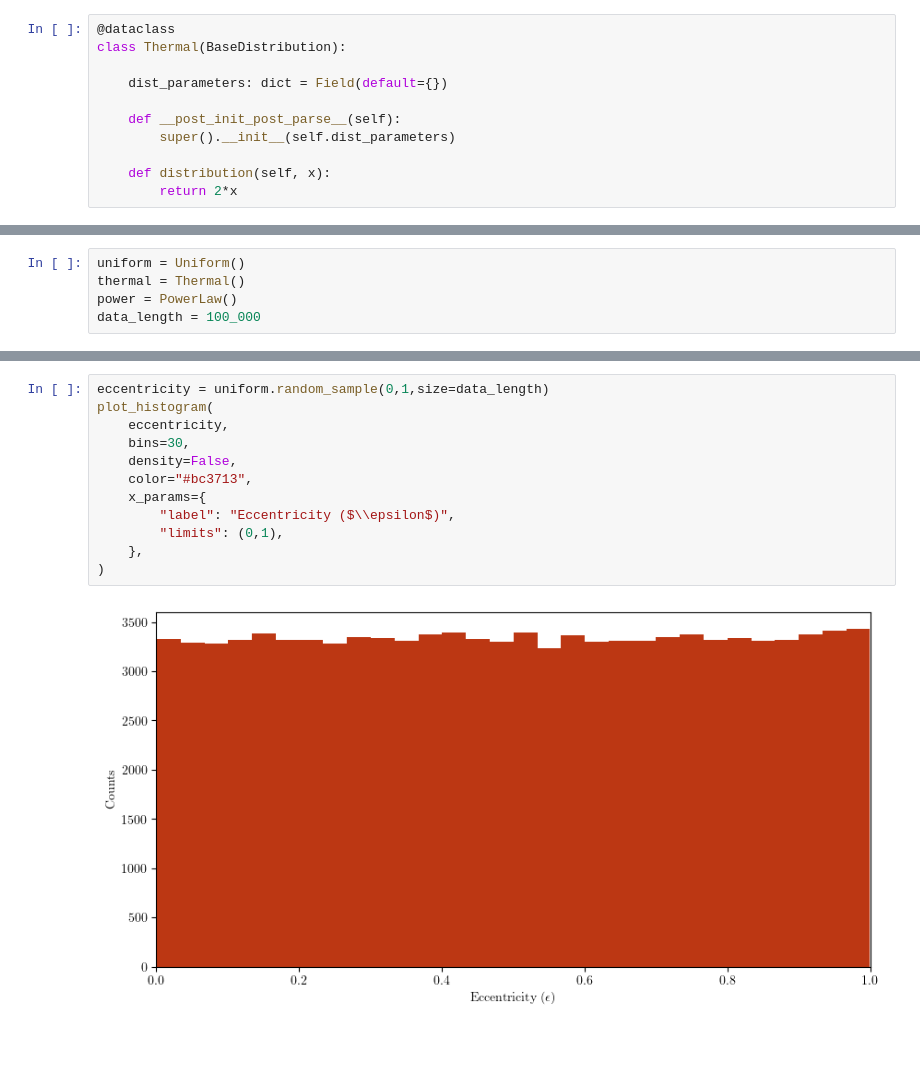
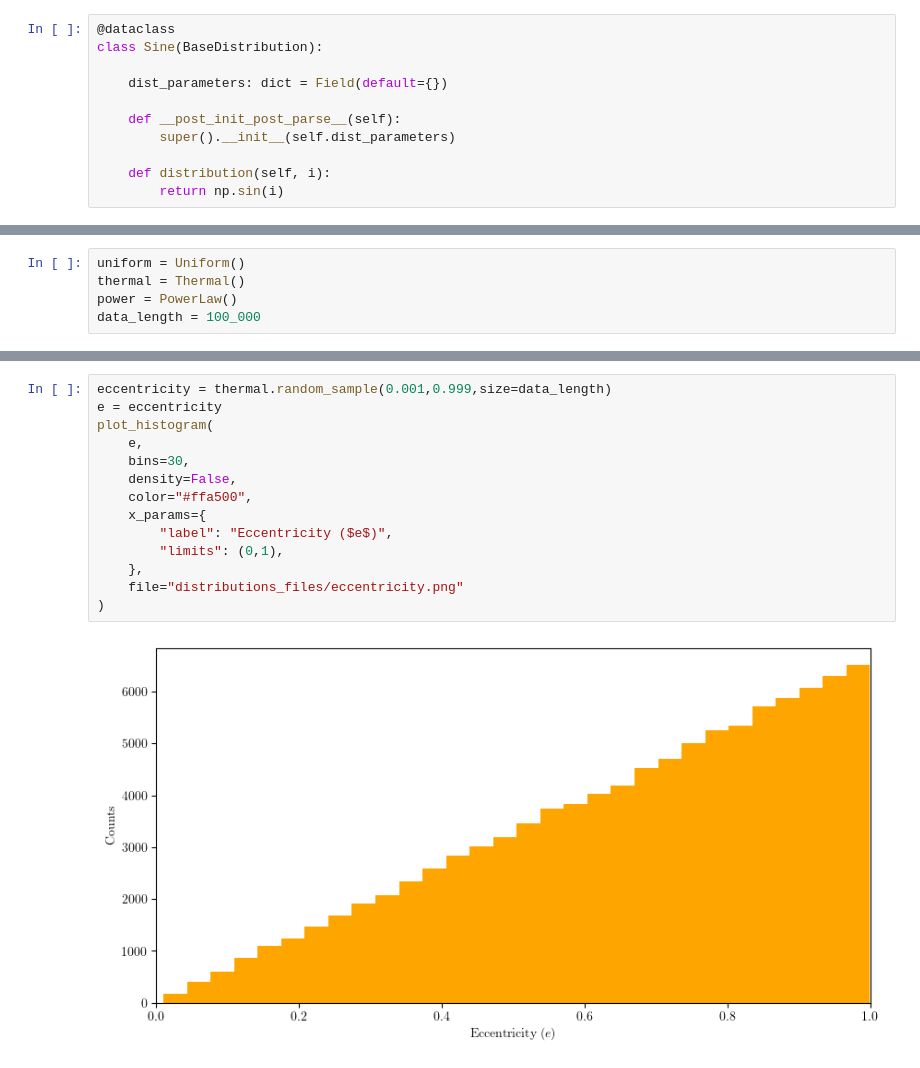
Before and after one commit to aaguayoo/binary-statistics, a Jupyter notebook: python/notebooks/distributions.ipynb, the cells around one changed output, grey strips where cells are left out. Drawn from its saved outputs; the diff is of its cells as text.

```diff
--- a/python/notebooks/distributions.ipynb
+++ b/python/notebooks/distributions.ipynb
@@ -42,11 +80,11 @@ class Uniform(BaseDistribution):
 # %%
 @dataclass
-class Thermal(BaseDistribution):
+class Sine(BaseDistribution):
 
     dist_parameters: dict = Field(default={})
 
     def __post_init_post_parse__(self):
         super().__init__(self.dist_parameters)
 
-    def distribution(self, x):
-        return 2*x
+    def distribution(self, i):
+        return np.sin(i)
@@ -86,14 +115,16 @@ plot_histogram(
 # %%
-eccentricity = uniform.random_sample(0,1,size=data_length)
+eccentricity = thermal.random_sample(0.001,0.999,size=data_length)
+e = eccentricity
 plot_histogram(
-    eccentricity,
+    e,
     bins=30,
     density=False,
-    color="#bc3713",
+    color="#ffa500",
     x_params={
-        "label": "Eccentricity ($\\epsilon$)",
+        "label": "Eccentricity ($e$)",
         "limits": (0,1),
     },
+    file="distributions_files/eccentricity.png"
 )
 # %% [output]
-[figure, old version]
+[figure, new version]
```
Also changed, not shown: parts of 29 cells of this notebook, 5 other files.
